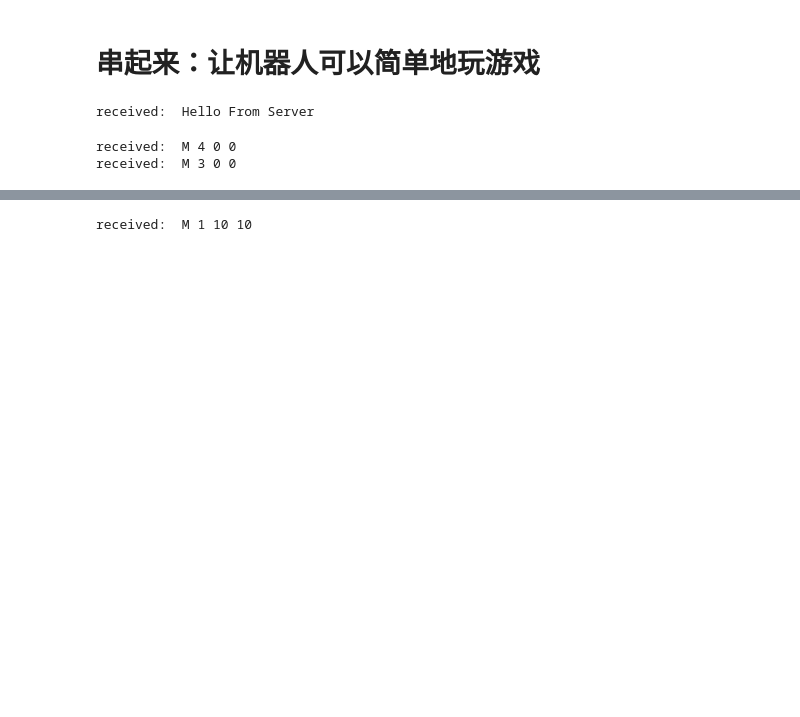
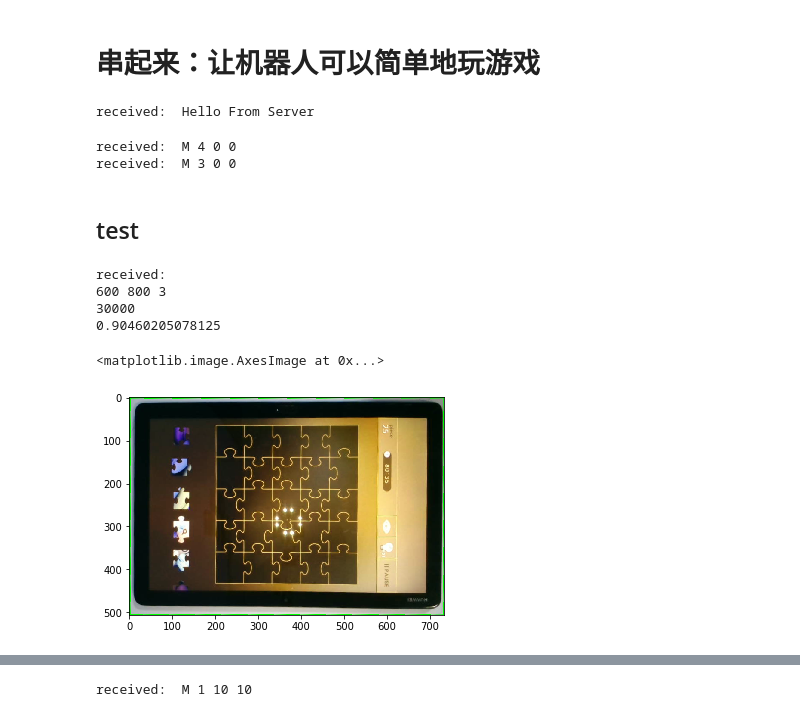
Before and after one commit to yangcyself/JagsawCambot, a Jupyter notebook: pyCyberCtl/Playgame.ipynb, the cells around one changed output, grey strips where cells are left out. Saved outputs shown, nothing was run; the diff lists cells and outputs as text; code cells hidden in the pictures; blank space fills up the shorter version.

```diff
--- a/pyCyberCtl/Playgame.ipynb
+++ b/pyCyberCtl/Playgame.ipynb
@@ -18,3 +18,17 @@ cli.takAction(3,0,0)
 # %% [output]
 received:  M 4 0 0
 received:  M 3 0 0
+# %% [markdown]
+## test
+# %%
+test = cli.getPic()
+plt.imshow(test)
+cut = get_Contour(test)
+plt.imshow(cut)
+# %% [output]
+received:
+600 800 3
+30000
+0.90460205078125
+<matplotlib.image.AxesImage at 0x...>
+[figure, added]
```
Also changed, not shown: parts of 24 cells of this notebook, 6 other files.
